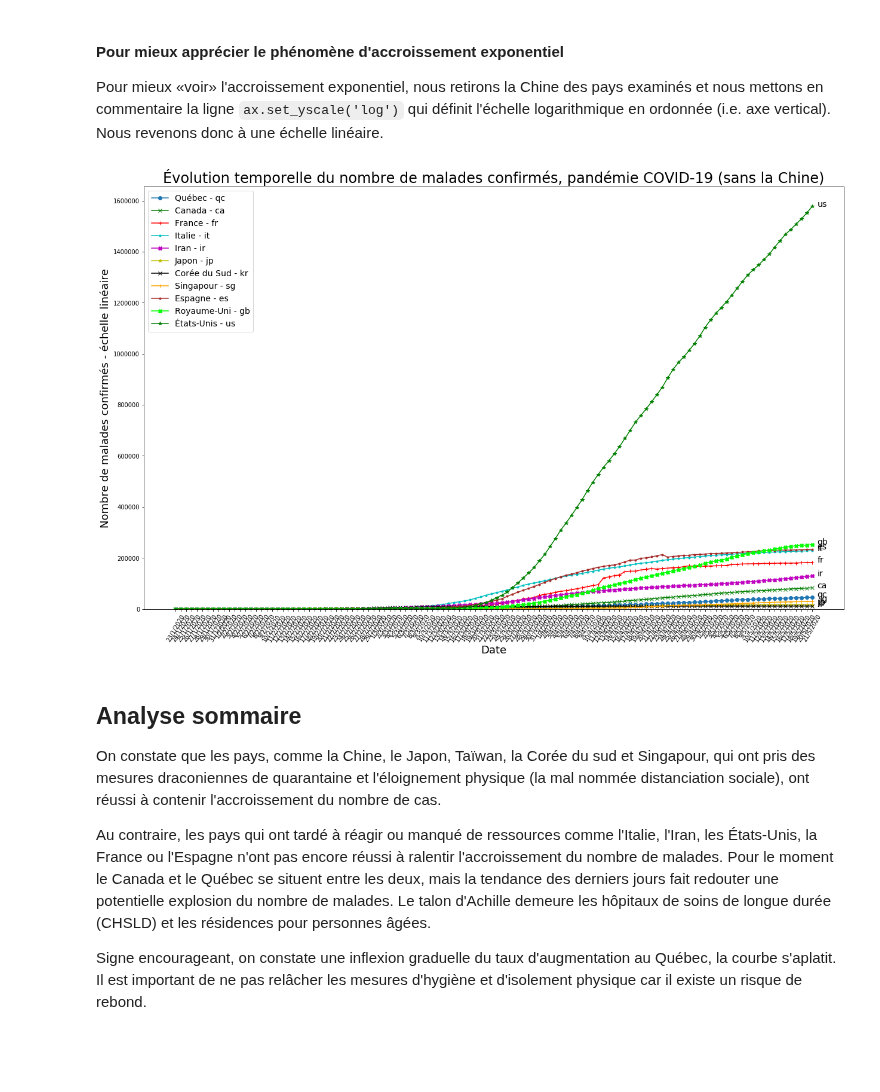
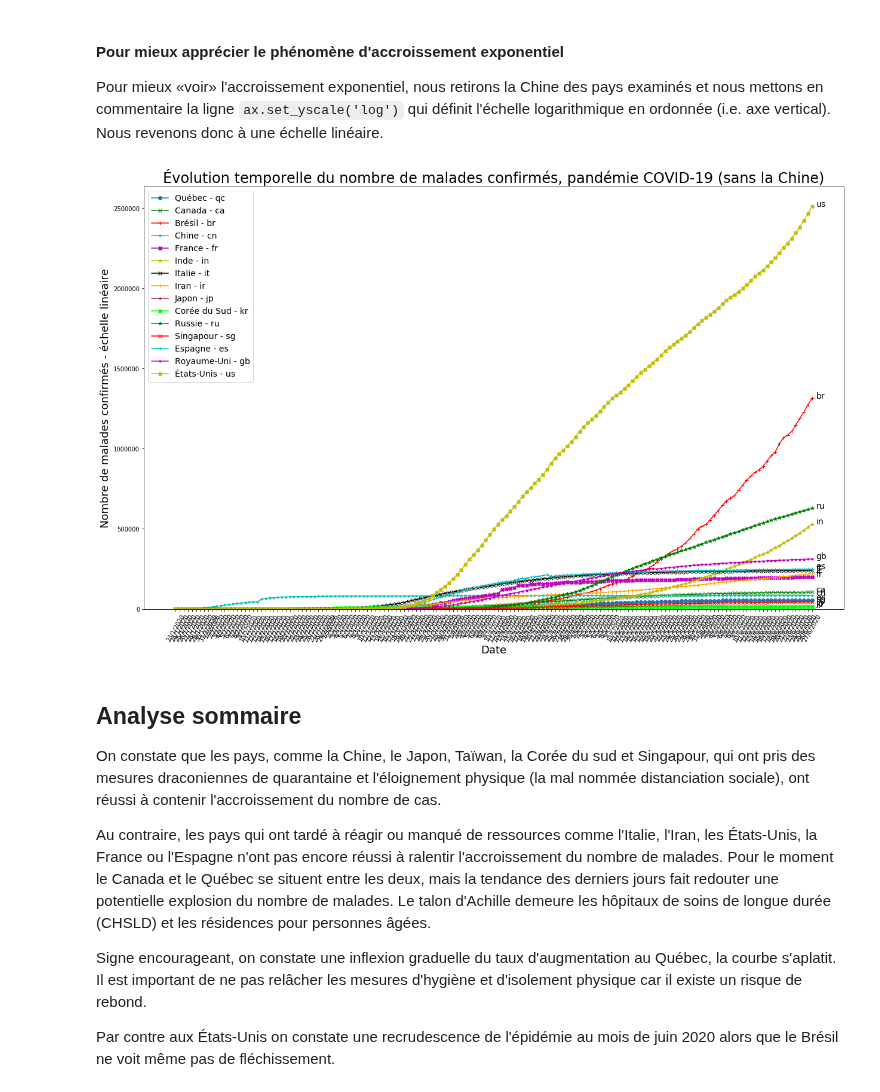
Before and after one commit to ClaudeCoulombe/evolution_COVID19, a Jupyter notebook: Evolution_Pandemie_COVID-19.ipynb, the cells around one changed output. Drawn from its saved outputs; the diff is of its cells as text; code cells hidden in the pictures; blank space fills up the shorter version.

```diff
--- a/Evolution_Pandemie_COVID-19.ipynb
+++ b/Evolution_Pandemie_COVID-19.ipynb
@@ -335,18 +335,17 @@ couleurs = itertools.cycle(('g', 'r', 'c', 'm', 'y', 'k', 'orange', 'brown', 'li
 
 import matplotlib.colors as pltcol
 
-regions = ['Québec', 'Canada', 'China', 'France', 'Italy', 'Iran', 'Japan',
-           'Korea, South', 'Singapore', 'Spain', 'United Kingdom', 'US']
+regions = ['Québec', 'Canada', 'Brazil', 'China', 'France', 'India', 'Italy', 'Iran', 'Japan',
+           'Korea, South', 'Russia', 'Singapore', 'Spain', 'United Kingdom', 'US']
 
-etiquettes = {'Québec':'Québec', 'Canada':'Canada', 'China':'Chine', 'France':'France',
-              'Italy':'Italie', 'Iran':'Iran','Japan':'Japon','Korea, South':'Corée du Sud',
-              'Singapore':'Singapour','Spain':'Espagne', 'Sweden':'Suède',
+etiquettes = {'Québec':'Québec', 'Canada':'Canada', 'Brazil':'Brésil', 'China':'Chine', 'France':'France',
+              'India':'Inde','Italy':'Italie', 'Iran':'Iran','Japan':'Japon','Korea, South':'Corée du Sud',
+              'Russia':'Russie','Singapore':'Singapour','Spain':'Espagne', 'Sweden':'Suède',
               'United Kingdom':'Royaume-Uni', 'US':'États-Unis'}
 
 code_pays = {
-    'Québec':'qc', 'Canada':'ca', 'China':'cn', 'France':'fr',
-    'Italy':'it', 'Iran':'ir','Japan':'jp',
-    'Korea, South':'kr', 'Singapore':'sg',
+    'Québec':'qc', 'Canada':'ca', 'Brazil':'br','China':'cn', 'France':'fr', 'India':'in',
+    'Italy':'it', 'Iran':'ir','Japan':'jp','Korea, South':'kr', 'Russia':'ru','Singapore':'sg',
     'Spain':'es', 'Sweden':'se','United Kingdom':'gb', 'US':'us'
 }
 
@@ -394,46 +393,45 @@ couleurs = itertools.cycle(('g', 'r', 'c', 'm', 'y', 'k', 'orange', 'brown', 'li
 
 import matplotlib.colors as pltcol
 
-regions = ['Québec', 'Canada', 'France', 'Italy', 'Iran',
-           'Japan','Korea, South', 'Singapore', 'Spain', 'United Kingdom', 'US']
+regions = ['Québec', 'Canada', 'Brazil', 'China', 'France', 'India', 'Italy', 'Iran', 'Japan',
+           'Korea, South', 'Russia', 'Singapore', 'Spain', 'United Kingdom', 'US']
 
-etiquettes = {'Québec':'Québec', 'Canada':'Canada', 'China':'Chine', 'France':'France',
-              'Italy':'Italie', 'Iran':'Iran','Japan':'Japon',
-              'Korea, South':'Corée du Sud', 'Singapore':'Singapour',
-              'Spain':'Espagne', 'United Kingdom':'Royaume-Uni', 'US':'États-Unis'}
+etiquettes = {'Québec':'Québec', 'Canada':'Canada', 'Brazil':'Brésil', 'China':'Chine', 'France':'France',
+              'India':'Inde','Italy':'Italie', 'Iran':'Iran','Japan':'Japon','Korea, South':'Corée du Sud',
+              'Russia':'Russie','Singapore':'Singapour','Spain':'Espagne', 'Sweden':'Suède',
+              'United Kingdom':'Royaume-Uni', 'US':'États-Unis'}
 
 code_pays = {
-    'Québec':'qc', 'Canada':'ca', 'China':'cn', 'France':'fr',
-    'Italy':'it', 'Iran':'ir','Japan':'jp',
-    'Korea, South':'kr', 'Singapore':'sg',
+    'Québec':'qc', 'Canada':'ca', 'Brazil':'br','China':'cn', 'France':'fr', 'India':'in',
+    'Italy':'it', 'Iran':'ir','Japan':'jp','Korea, South':'kr', 'Russia':'ru','Singapore':'sg',
     'Spain':'es', 'Sweden':'se','United Kingdom':'gb', 'US':'us'
 }
 
 for region in regions:
     if region == "Québec":
         marqueur = "o"
         couleur = "tab:blue"
     else:
         marqueur = next(marqueurs)
         couleur = next(couleurs)
     plt.plot(list(series_chronologiques_COVID19_df.columns[2:]),
              list(series_chronologiques_COVID19_df[series_chronologiques_COVID19_df['Country/Region']==region].iloc[0,2:]),
              marker=marqueur,
              color=couleur,
              label=etiquettes[region]+" - "+code_pays[region])
     etiq_y_pos = series_chronologiques_COVID19_df[series_chronologiques_COVID19_df['Country/Region']==region].iloc[0,-1]
     plt.text(nbr_jours-1, etiq_y_pos, code_pays[region],fontsize=14)
 plt.legend(loc='best',fontsize=14)
 xticks(rotation=60)
 #ax.set_yscale('log')
 ylim(bottom=0)
 plt.title(u'Évolution temporelle du nombre de malades confirmés, pandémie COVID-19 (sans la Chine)',fontsize=24)
 plt.xlabel(u'Date',fontsize=18)
 _ = plt.ylabel(u'Nombre de malades confirmés - échelle linéaire',fontsize=18)
 plt.savefig('images/Evolution-COVID19-moins_Chine-EchNormale.png')
 plt.show()
 # %% [output]
-[figure, old version]
+[figure, new version]
 # %% [markdown]
 ## Analyse sommaire
 
@@ -442,3 +440,5 @@ On constate que les pays, comme la Chine, le Japon, Taïwan, la Corée du sud et
 Au contraire, les pays qui ont tardé à réagir ou manqué de ressources comme l'Italie, l'Iran, les États-Unis, la France ou l'Espagne n'ont pas encore réussi à ralentir l'accroissement du nombre de malades. Pour le moment le Canada et le Québec se situent entre les deux, mais la tendance des derniers jours fait redouter une potentielle explosion du nombre de malades. Le talon d'Achille demeure les hôpitaux de soins de longue durée (CHSLD) et les résidences pour personnes âgées.
 
 Signe encourageant, on constate une inflexion graduelle du taux d'augmentation au Québec, la courbe s'aplatit. Il est important de ne pas relâcher les mesures d'hygiène et d'isolement physique car il existe un risque de rebond.
+
+Par contre aux États-Unis on constate une recrudescence de l'épidémie au mois de juin 2020 alors que le Brésil ne voit même pas de fléchissement.
```
Also changed, not shown: parts of 17 cells of this notebook, 1 other file.
